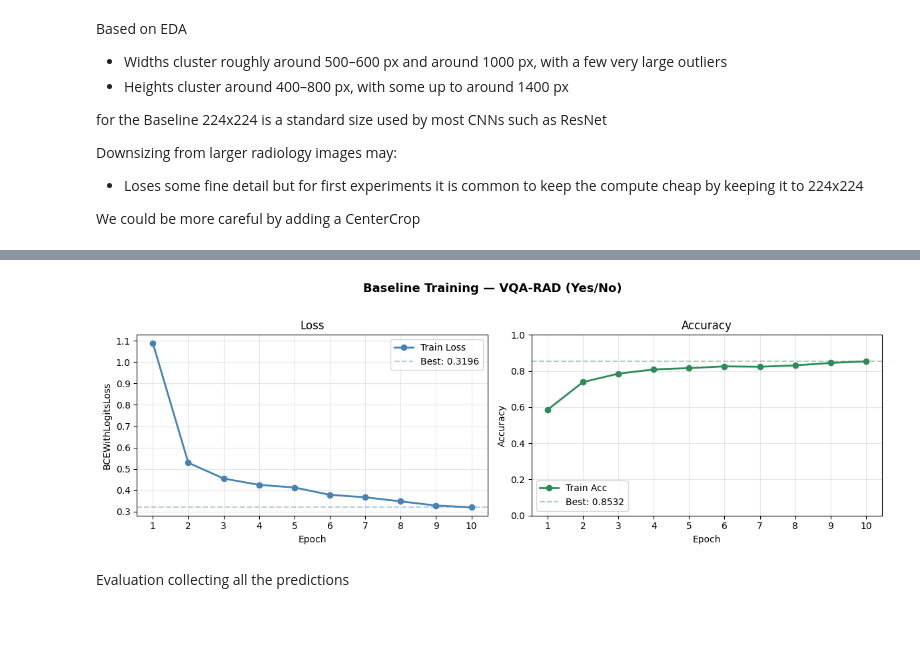
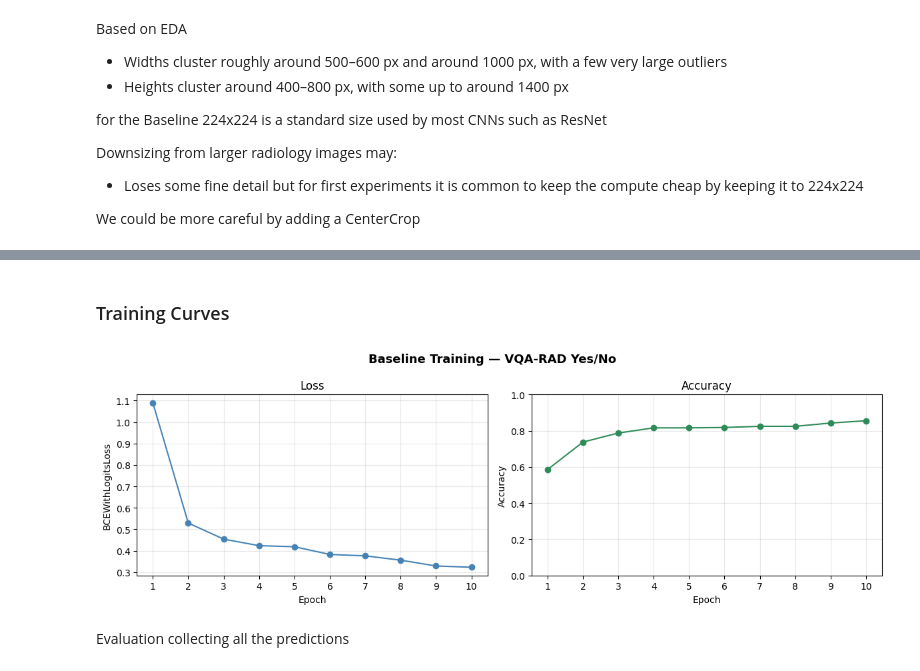
Before and after one commit to Naif-Ganadily/vqa-chest, a Jupyter notebook: notebooks/Baseline.ipynb, the cells around one changed output, grey strips where cells are left out. Saved outputs shown, nothing was run; the diff lists cells and outputs as text; code cells hidden in the pictures; blank space fills up the shorter version.

Commit message:
Completed the baseline refactoring

```diff
--- a/notebooks/Baseline.ipynb
+++ b/notebooks/Baseline.ipynb
@@ -114,4 +140,0 @@ The number of Yes and No in the train and test are accurate
-# %%
-label_map = {"yes": 1, "no": 0}
-train_yn = train_yn.map(lambda ex: {"label": label_map[ex["answer"].lower()]})
-test_yn = test_yn.map(lambda ex: {"label": label_map[ex["answer"].lower()]})
@@ -152,8 +157,8 @@ We could be more careful by adding a CenterCrop
 img_transform = transforms.Compose([
     transforms.Resize(512),
     transforms.CenterCrop(512),
-    transforms.Resize((224, 224)),
+    transforms.Resize((model_cfg.img_size, model_cfg.img_size)),
     transforms.ToTensor(),
     transforms.Normalize(mean=[0.485, 0.456, 0.406],
-                         std=[0.229, 0.224, 0.225]),
+                         std =[0.229, 0.224, 0.225]),
 ])
@@ -227,6 +231,8 @@ Utilizing the computing power of my PC at home
 # %%
-train_dataset = VQARADBinaryImageText(train_yn, img_transform, tokenizer, text_model)
-test_dataset = VQARADBinaryImageText(test_yn, img_transform, tokenizer, text_model)
+train_dataset = VQARADBinaryDataset(train_yn, img_transform)
+test_dataset  = VQARADBinaryDataset(test_yn,  img_transform)
 
-train_loader = DataLoader(train_dataset, batch_size=16, shuffle=True)
-test_loader = DataLoader(test_dataset, batch_size=16, shuffle=False)
+train_loader = DataLoader(train_dataset, batch_size=training_cfg.batch_size, shuffle=True)
+test_loader  = DataLoader(test_dataset,  batch_size=training_cfg.batch_size, shuffle=False)
+
+print(f"Train batches: {len(train_loader)} | Test batches: {len(test_loader)}")
@@ -355,31 +353,23 @@ Find logs at: ./wandb/run-20260423_202216-ne58nlxe/logs
+# %% [markdown]
+### Training Curves
 # %%
+fig, (ax1, ax2) = plt.subplots(1, 2, figsize=(12, 4))
+fig.suptitle("Baseline Training — VQA-RAD Yes/No", fontsize=13, fontweight="bold")
 epochs = range(1, len(train_losses) + 1)
 
-fig, (ax1, ax2) = plt.subplots(1, 2, figsize=(12, 4))
-fig.suptitle("Baseline Training — VQA-RAD (Yes/No)", fontsize=13, fontweight='bold', y=1.02)
+ax1.plot(epochs, train_losses, "o-", color="steelblue")
+ax1.set(title="Loss", xlabel="Epoch", ylabel="BCEWithLogitsLoss")
+ax1.set_xticks(epochs); ax1.grid(True, alpha=0.3)
 
-# Loss
-ax1.plot(epochs, train_losses, marker='o', linewidth=2, color='steelblue', label='Train Loss')
-ax1.set_title("Loss"); ax1.set_xlabel("Epoch"); ax1.set_ylabel("BCEWithLogitsLoss")
-ax1.set_xticks(epochs)
-ax1.axhline(min(train_losses), color='steelblue', linestyle='--', alpha=0.4,
-            label=f"Best: {min(train_losses):.4f}")
-ax1.legend(); ax1.grid(True, alpha=0.3)
-
-# Accuracy
-ax2.plot(epochs, train_accs, marker='o', linewidth=2, color='seagreen', label='Train Acc')
-ax2.set_title("Accuracy"); ax2.set_xlabel("Epoch"); ax2.set_ylabel("Accuracy")
-ax2.set_xticks(epochs)
-ax2.set_ylim(0, 1)
-ax2.axhline(max(train_accs), color='seagreen', linestyle='--', alpha=0.4,
-            label=f"Best: {max(train_accs):.4f}")
-ax2.legend(); ax2.grid(True, alpha=0.3)
+ax2.plot(epochs, train_accs, "o-", color="seagreen")
+ax2.set(title="Accuracy", xlabel="Epoch", ylabel="Accuracy")
+ax2.set_xticks(epochs); ax2.set_ylim(0, 1); ax2.grid(True, alpha=0.3)
 
 plt.tight_layout()
-plt.savefig("training_curves.png", dpi=150, bbox_inches='tight')
+plt.savefig("training_curves.png", dpi=150, bbox_inches="tight")
 plt.show()
 # %% [output]
-[figure, old version]
+[figure, new version]
 # %% [markdown]
 Evaluation collecting all the predictions
 # %%
```
Also changed, not shown: parts of 36 cells of this notebook, 2 other files.
